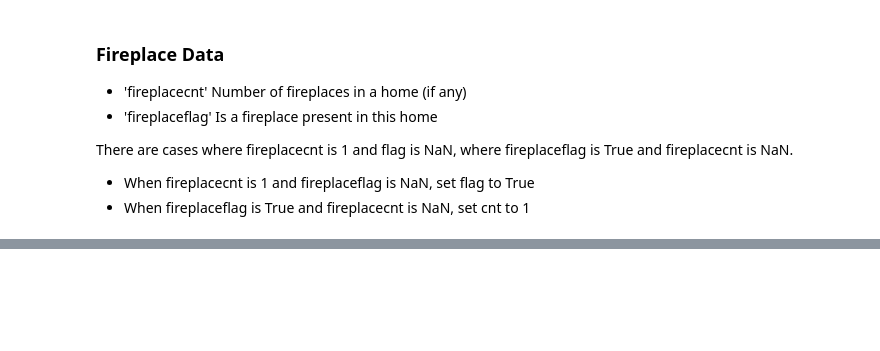
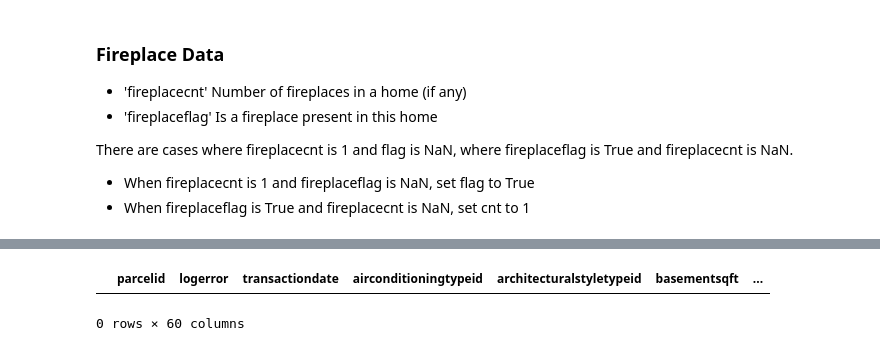
Before and after one commit to cmoloney90/zillow, a Jupyter notebook: notebooks/EDA_Missing_Values.ipynb, the cells around one changed output, grey strips where cells are left out. Drawn from its saved outputs; the diff is of its cells as text; code cells hidden in the pictures; blank space fills up the shorter version.

```diff
--- a/notebooks/EDA_Missing_Values.ipynb
+++ b/notebooks/EDA_Missing_Values.ipynb
@@ -193,0 +202,10 @@ train_df.fireplacecnt.fillna(0, inplace=True)
+# %%
+
+train_df.garagecarcnt.unique()
+
+train_df.garagetotalsqft.unique()
+
+train_df.loc[(train_df.garagetotalsqft.isnull())&(train_df.garagecarcnt>=1)]
+# %% [output]
+|  | parcelid | logerror | transactiondate | airconditioningtypeid | architecturalstyletypeid | basementsqft | ... |
+0 rows × 60 columns
```
Also changed, not shown: parts of 8 cells of this notebook.
